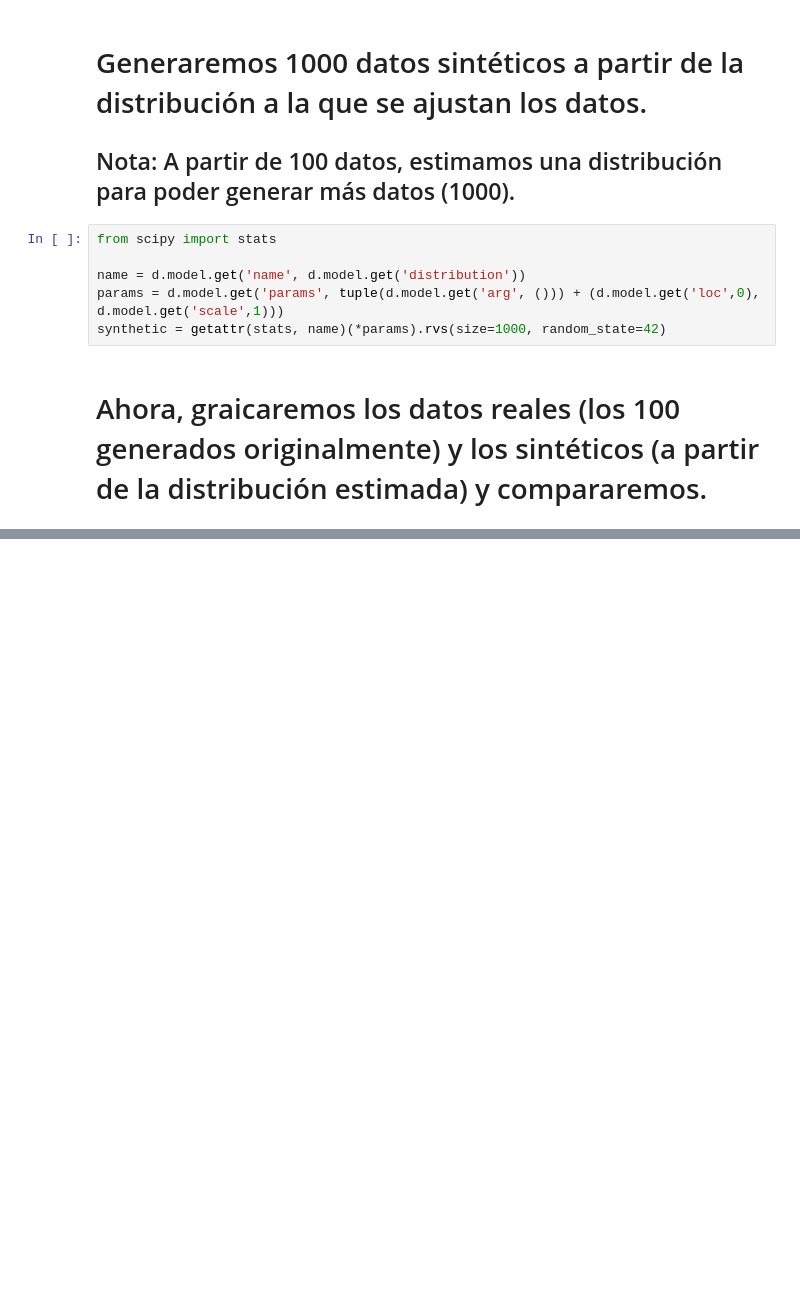
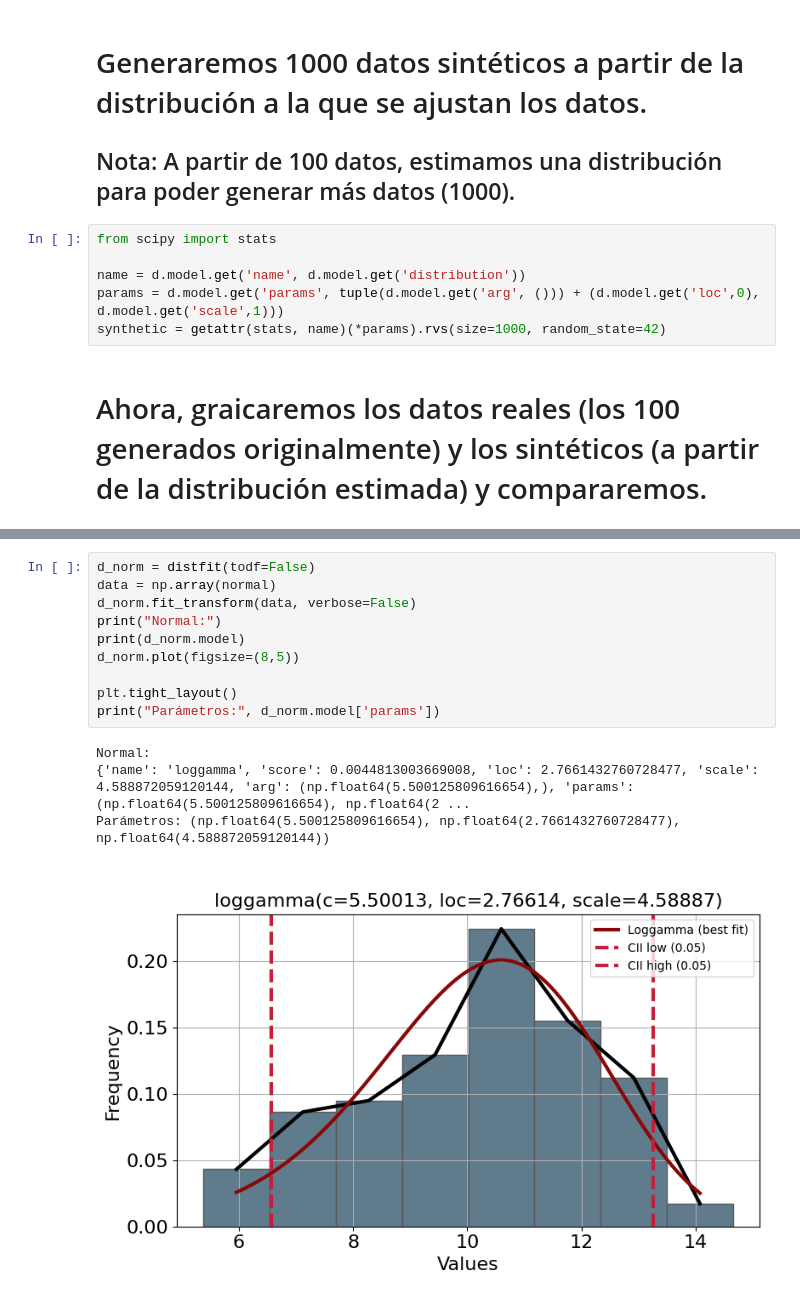
Before and after one commit to EdithOroche/IA, a Jupyter notebook: Estimando_Distribuciones_Contínuas_de_Datos_SS.ipynb, the cells around one changed output, grey strips where cells are left out. Cells and saved outputs as stored; diff of their text form; blank space fills up the shorter version.

```diff
--- a/Estimando_Distribuciones_Contínuas_de_Datos_SS.ipynb
+++ b/Estimando_Distribuciones_Contínuas_de_Datos_SS.ipynb
@@ -179,0 +236,15 @@ plt.show()
+# %%
+d_norm = distfit(todf=False)
+data = np.array(normal)
+d_norm.fit_transform(data, verbose=False)
+print("Normal:")
+print(d_norm.model)
+d_norm.plot(figsize=(8,5))
+
+plt.tight_layout()
+print("Parámetros:", d_norm.model['params'])
+# %% [output]
+Normal:
+{'name': 'loggamma', 'score': 0.0044813003669008, 'loc': 2.7661432760728477, 'scale': 4.588872059120144, 'arg': (np.float64(5.500125809616654),), 'params': (np.float64(5.500125809616654), np.float64(2 ...
+Parámetros: (np.float64(5.500125809616654), np.float64(2.7661432760728477), np.float64(4.588872059120144))
+[figure, added]
```
Also changed, not shown: parts of 17 cells of this notebook.
